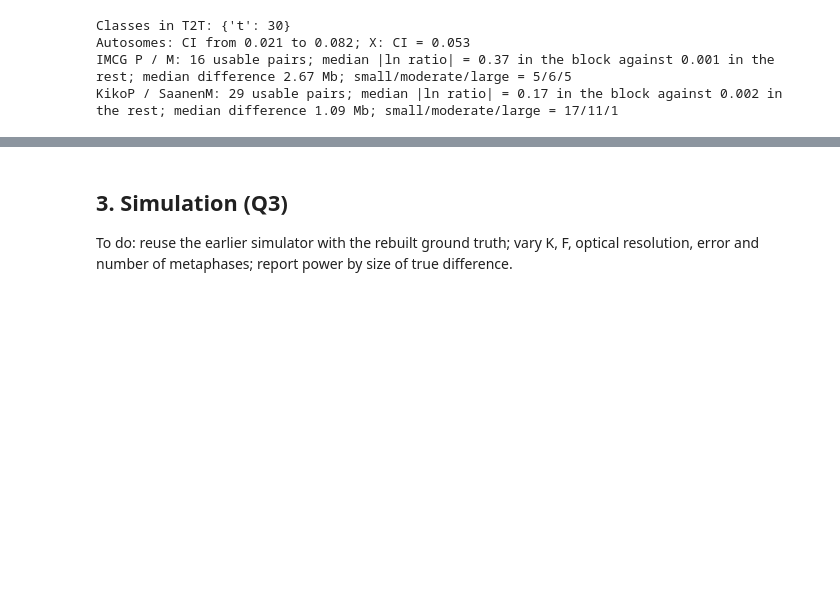
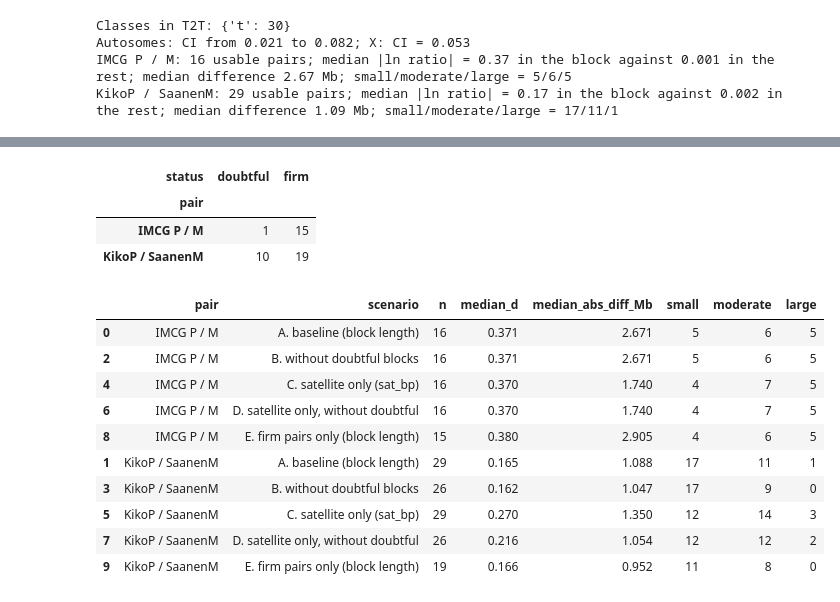
Before and after one commit to tiagoherrador/capra-hircus-karyotype-sim, a Jupyter notebook: notebooks/01_karyotype_and_simulation.ipynb, the cells around one changed output, grey strips where cells are left out. Drawn from its saved outputs; the diff is of its cells as text; code cells hidden in the pictures; blank space fills up the shorter version.

```diff
--- a/notebooks/01_karyotype_and_simulation.ipynb
+++ b/notebooks/01_karyotype_and_simulation.ipynb
@@ -253,4 +258,62 @@ To do: repeat stage 1 without `low_satellite` blocks, Saanen CHI5, and Kiko CHI1
-# %% [markdown]
-## 3. Simulation (Q3)
-
-To do: reuse the earlier simulator with the rebuilt ground truth; vary K, F, optical resolution, error and number of metaphases; report power by size of true difference.
+# %%
+LAB = ['small', 'moderate', 'large']
+bins = lambda x: pd.cut(x, [-1, .18, .5, 99], labels=LAB).astype(str)
+
+R = het[['pair', 'comparison', 'chr', 'kind', 'usable', 'doubtful', 'why_not', 'd_cen', 'abs_diff_Mb', 'size_class']].rename(
+    columns={'d_cen': 'd_block', 'abs_diff_Mb': 'abs_diff_block_Mb', 'size_class': 'class_block'}).copy()
+for i, r in R.iterrows():
+    a, b, _ = PAIRS[r.pair]
+    ra, rb = S.loc[(a, r.chr)], S.loc[(b, r.chr)]
+    R.loc[i, 'd_sat'] = abs(np.log(ra.sat_bp / rb.sat_bp))
+    R.loc[i, 'abs_diff_sat_Mb'] = abs(ra.sat_bp - rb.sat_bp) / 1e6
+    R.loc[i, 'bigger_block'] = a if ra.cen_len > rb.cen_len else b
+    R.loc[i, 'bigger_sat'] = a if ra.sat_bp > rb.sat_bp else b
+    R.loc[i, 'min_sat_frac'] = min(ra.sat_frac, rb.sat_frac)
+R['class_sat'] = np.where(R.usable, bins(R.d_sat), 'excluded')
+
+AGREE, DIR_MIN = 0.2, 0.1
+def why(r):
+    if not r.usable: return 'excluded: ' + r.why_not
+    out = []
+    if r.doubtful: out.append('doubtful block')
+    if abs(r.d_block - r.d_sat) > AGREE: out.append(f'block {r.d_block:.2f} vs satellite only {r.d_sat:.2f}')
+    if r.bigger_block != r.bigger_sat and min(r.d_block, r.d_sat) >= DIR_MIN: out.append('larger haplotype changes with satellite only')
+    return '; '.join(out)
+R['reason'] = R.apply(why, axis=1)
+R['status'] = np.where(~R.usable, 'excluded', np.where(R.reason == '', 'firm', 'doubtful'))
+R.drop(columns=['why_not']).round(4).to_csv(OUT/'robustness_pairs.csv', index=False)
+R[R.usable].groupby(['pair', 'status']).size().unstack(fill_value=0)
+# %% [output]
+| status | doubtful | firm |
+| pair |  |  |
+| IMCG P / M | 1 | 15 |
+| KikoP / SaanenM | 10 | 19 |
+# %%
+def scen(df, d, absd, name):
+    g = df.groupby('pair').agg(n=('chr', 'size'), median_d=(d, 'median'), median_abs_diff_Mb=(absd, 'median'),
+                               small=(d, lambda s: (s < .18).sum()), moderate=(d, lambda s: ((s >= .18) & (s < .5)).sum()),
+                               large=(d, lambda s: (s >= .5).sum()))
+    g.insert(0, 'scenario', name)
+    return g.reset_index()
+
+U = R[R.usable]
+rob = pd.concat([scen(U, 'd_block', 'abs_diff_block_Mb', 'A. baseline (block length)'),
+                 scen(U[~U.doubtful], 'd_block', 'abs_diff_block_Mb', 'B. without doubtful blocks'),
+                 scen(U, 'd_sat', 'abs_diff_sat_Mb', 'C. satellite only (sat_bp)'),
+                 scen(U[~U.doubtful], 'd_sat', 'abs_diff_sat_Mb', 'D. satellite only, without doubtful'),
+                 scen(U[U.status == 'firm'], 'd_block', 'abs_diff_block_Mb', 'E. firm pairs only (block length)')],
+                ignore_index=True).sort_values(['pair', 'scenario'])
+rob.round(3).to_csv(OUT/'robustness_scenarios.csv', index=False)
+rob.round(3)
+# %% [output]
+|  | pair | scenario | n | median_d | median_abs_diff_Mb | small | moderate | large |
+| 0 | IMCG P / M | A. baseline (block length) | 16 | 0.371 | 2.671 | 5 | 6 | 5 |
+| 2 | IMCG P / M | B. without doubtful blocks | 16 | 0.371 | 2.671 | 5 | 6 | 5 |
+| 4 | IMCG P / M | C. satellite only (sat_bp) | 16 | 0.370 | 1.740 | 4 | 7 | 5 |
+| 6 | IMCG P / M | D. satellite only, without doubtful | 16 | 0.370 | 1.740 | 4 | 7 | 5 |
+| 8 | IMCG P / M | E. firm pairs only (block length) | 15 | 0.380 | 2.905 | 4 | 6 | 5 |
+| 1 | KikoP / SaanenM | A. baseline (block length) | 29 | 0.165 | 1.088 | 17 | 11 | 1 |
+| 3 | KikoP / SaanenM | B. without doubtful blocks | 26 | 0.162 | 1.047 | 17 | 9 | 0 |
+| 5 | KikoP / SaanenM | C. satellite only (sat_bp) | 29 | 0.270 | 1.350 | 12 | 14 | 3 |
+| 7 | KikoP / SaanenM | D. satellite only, without doubtful | 26 | 0.216 | 1.054 | 12 | 12 | 2 |
+| 9 | KikoP / SaanenM | E. firm pairs only (block length) | 19 | 0.166 | 0.952 | 11 | 8 | 0 |
```
Also changed, not shown: parts of 4 cells of this notebook, 4 other files.
